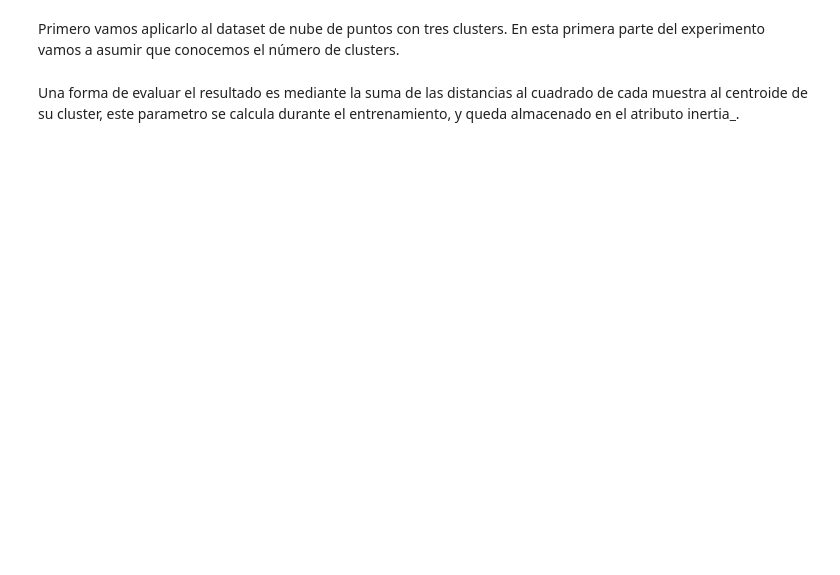
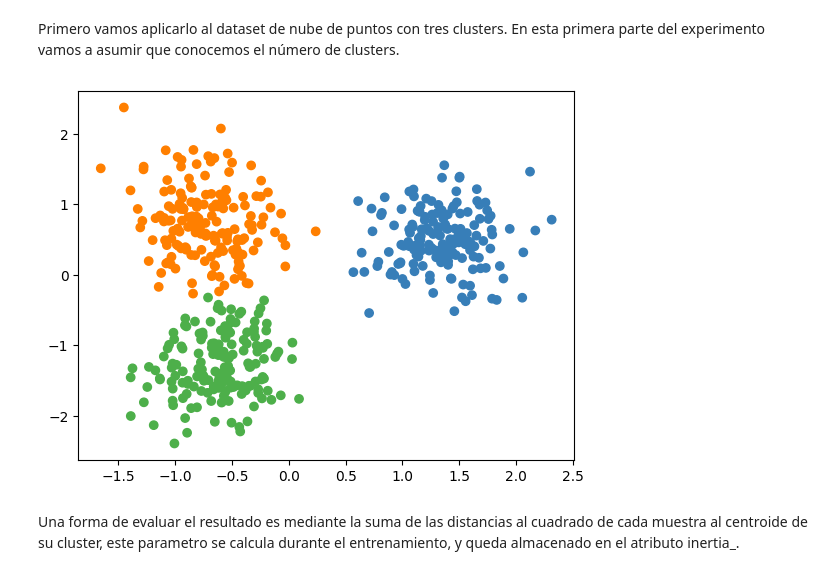
Before and after one commit to scuartasr/aprendmaq_pract_3, a Jupyter notebook: Cuadernos/10_Clustering_ParteI_GuiaClase.ipynb, the cells around one changed output. Saved outputs shown, nothing was run; the diff lists cells and outputs as text; code cells hidden in the pictures; blank space fills up the shorter version.

```diff
--- a/Cuadernos/10_Clustering_ParteI_GuiaClase.ipynb
+++ b/Cuadernos/10_Clustering_ParteI_GuiaClase.ipynb
@@ -96,22 +129,37 @@ Este algoritmo tiene aplicaciones en múltiples áreas, tales como:
 # %% [markdown]
 Primero vamos aplicarlo al dataset de nube de puntos con tres clusters. En esta primera parte del experimento vamos a asumir que conocemos el número de clusters.
 # %%
-#Organizamos los datos
+#
+# Organizamos los datos
+X = scaler.fit_transform(blobs[0])  # Usamos el primer dataset como ejemplo
 
-#Y: Solo por referencia, no se utilizan en el algoritmo
+# Y: Solo por referencia, no se utilizan en el algoritmo
+y = blobs[1]  # Etiquetas reales, no se usan en KMeans
 
-#Configuramos los parametros
-#Ingresamos número de clusters 'n_clusters'
-#Seleccionamos la inicialización aleatoria
-#Definimos cuantas veces se repite el proceso n_init = 10 por defecto
+#
+# Configuramos los parametros
+# Ingresamos número de clusters 'n_clusters'
+# Seleccionamos la inicialización aleatoria
+# Definimos cuantas veces se repite el proceso n_init = 10 por defecto
+kmeans = KMeans(
+    n_clusters=3,  # Número de clusters
+    init='random',
+    n_init=10,  # Número de inicializaciones
+    max_iter=300,
+)
 
-#Entrenamos el modelo
+# Entrenamos el modelo
+kmeans.fit(X)
 
-#Obtenemos las etiquetas de pertenencia
+# Obtenemos las etiquetas de pertenencia
+y_pred_kmeans = kmeans.labels_
 
-#Graficamos el resultado
+
+# Graficamos el resultado
 plt.scatter(X[:,0],X[:,1],color=colors[y_pred_kmeans])
 plt.show()
+# %% [output]
+[figure, added]
 # %% [markdown]
 
 Una forma de evaluar el resultado es mediante la suma de las distancias al cuadrado de cada muestra al centroide de su cluster, este parametro se calcula durante el entrenamiento, y queda almacenado en el atributo inertia_.
```
Also changed, not shown: parts of 23 cells of this notebook.
